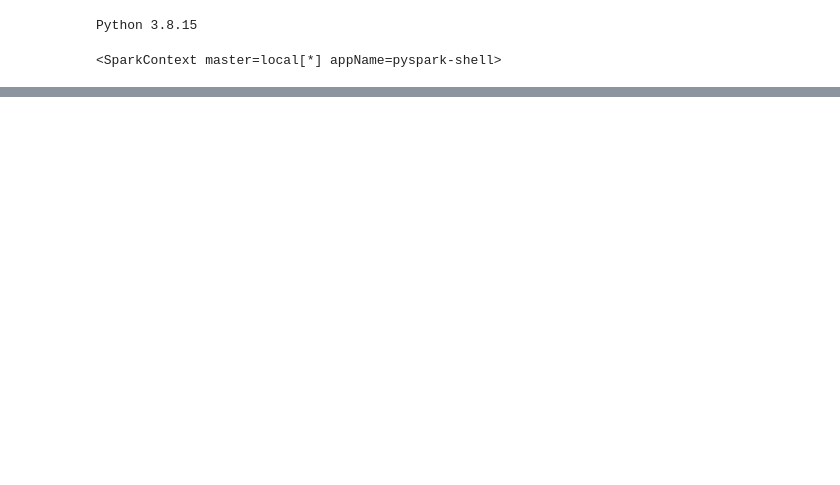
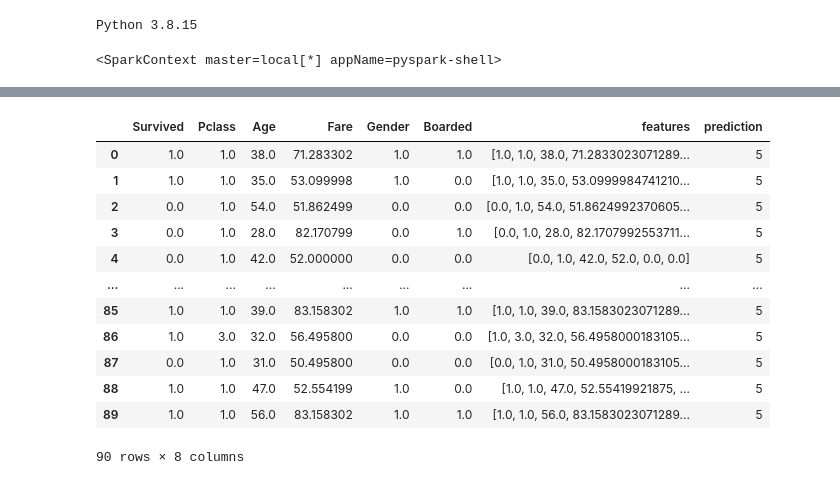
Before and after one commit to manojmanivannan/ApacheSparkEssentials, a Jupyter notebook: ML_2_SparkByPluralsight.ipynb, the cells around one changed output, grey strips where cells are left out. Cells and saved outputs as stored; diff of their text form; code cells hidden in the pictures; blank space fills up the shorter version.

```diff
--- a/ML_2_SparkByPluralsight.ipynb
+++ b/ML_2_SparkByPluralsight.ipynb
@@ -56,0 +142,6 @@ https://facb-35-245-208-184.ngrok.io
+# %%
+from pyspark.ml.feature import VectorAssembler
+
+assembler = VectorAssembler(inputCols=requiredFeatures, outputCol='features')
+# %%
+transformed_data = assembler.transform(dataset)
@@ -56,0 +157,7 @@ https://facb-35-245-208-184.ngrok.io
+# %%
+from pyspark.ml.clustering import KMeans
+
+kmeans = KMeans(k=8, seed=3)
+model = kmeans.fit(transformed_data)
+# %%
+clusteredData = model.transform(transformed_data)
@@ -56,0 +231,16 @@ https://facb-35-245-208-184.ngrok.io
+# %%
+clusteredData.filter(clusteredData.prediction ==5).toPandas()
+# %% [output]
+|  | Survived | Pclass | Age | Fare | Gender | Boarded | features | prediction |
+| 0 | 1.0 | 1.0 | 38.0 | 71.283302 | 1.0 | 1.0 | [1.0, 1.0, 38.0, 71.2833023071289... | 5 |
+| 1 | 1.0 | 1.0 | 35.0 | 53.099998 | 1.0 | 0.0 | [1.0, 1.0, 35.0, 53.0999984741210... | 5 |
+| 2 | 0.0 | 1.0 | 54.0 | 51.862499 | 0.0 | 0.0 | [0.0, 1.0, 54.0, 51.8624992370605... | 5 |
+| 3 | 0.0 | 1.0 | 28.0 | 82.170799 | 0.0 | 1.0 | [0.0, 1.0, 28.0, 82.1707992553711... | 5 |
+| 4 | 0.0 | 1.0 | 42.0 | 52.000000 | 0.0 | 0.0 | [0.0, 1.0, 42.0, 52.0, 0.0, 0.0] | 5 |
+| ... | ... | ... | ... | ... | ... | ... | ... | ... |
+| 85 | 1.0 | 1.0 | 39.0 | 83.158302 | 1.0 | 1.0 | [1.0, 1.0, 39.0, 83.1583023071289... | 5 |
+| 86 | 1.0 | 3.0 | 32.0 | 56.495800 | 0.0 | 0.0 | [1.0, 3.0, 32.0, 56.4958000183105... | 5 |
+| 87 | 0.0 | 1.0 | 31.0 | 50.495800 | 0.0 | 0.0 | [0.0, 1.0, 31.0, 50.4958000183105... | 5 |
+| 88 | 1.0 | 1.0 | 47.0 | 52.554199 | 1.0 | 0.0 | [1.0, 1.0, 47.0, 52.55419921875, ... | 5 |
+| 89 | 1.0 | 1.0 | 56.0 | 83.158302 | 1.0 | 1.0 | [1.0, 1.0, 56.0, 83.1583023071289... | 5 |
+90 rows × 8 columns
```
Also changed, not shown: parts of 16 cells of this notebook.
